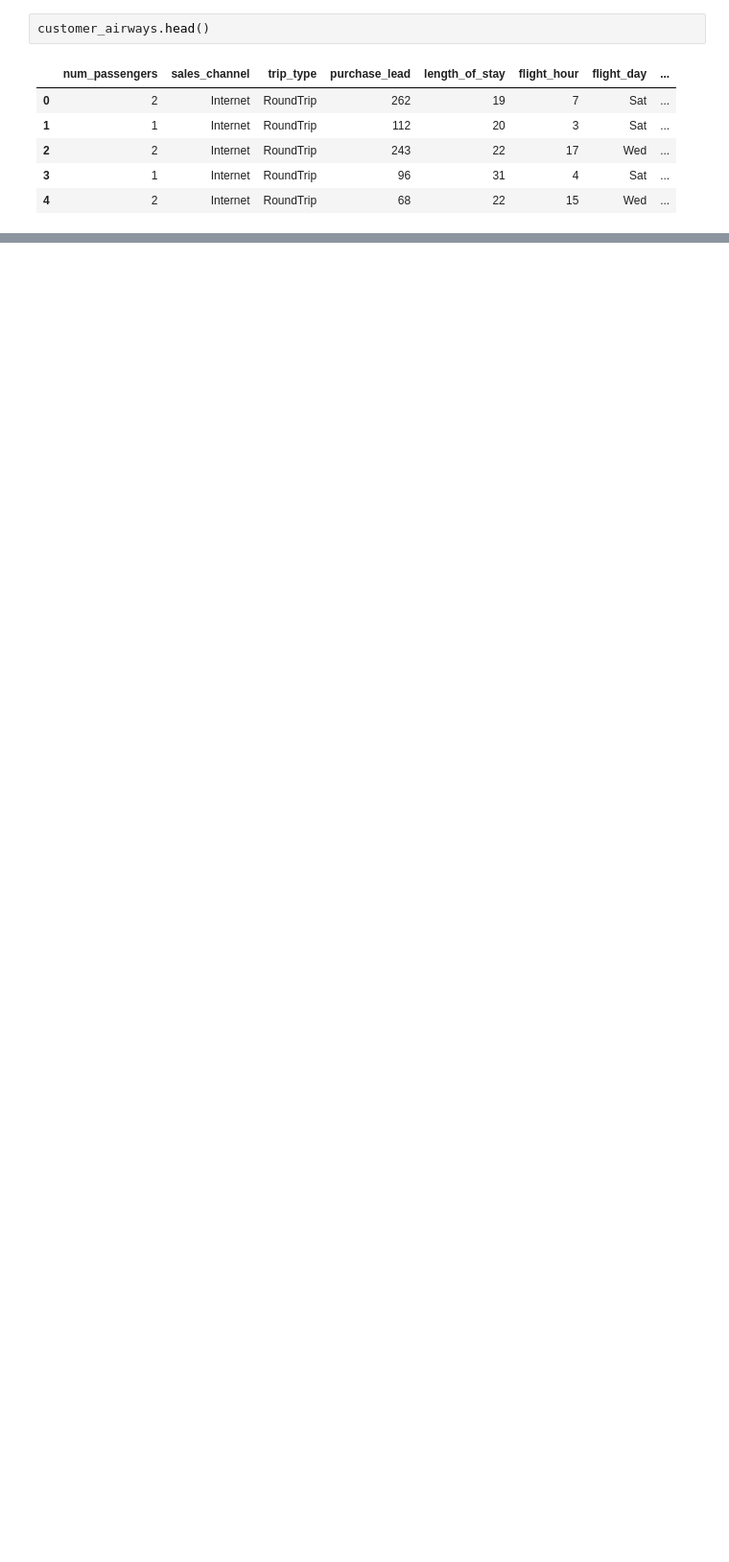
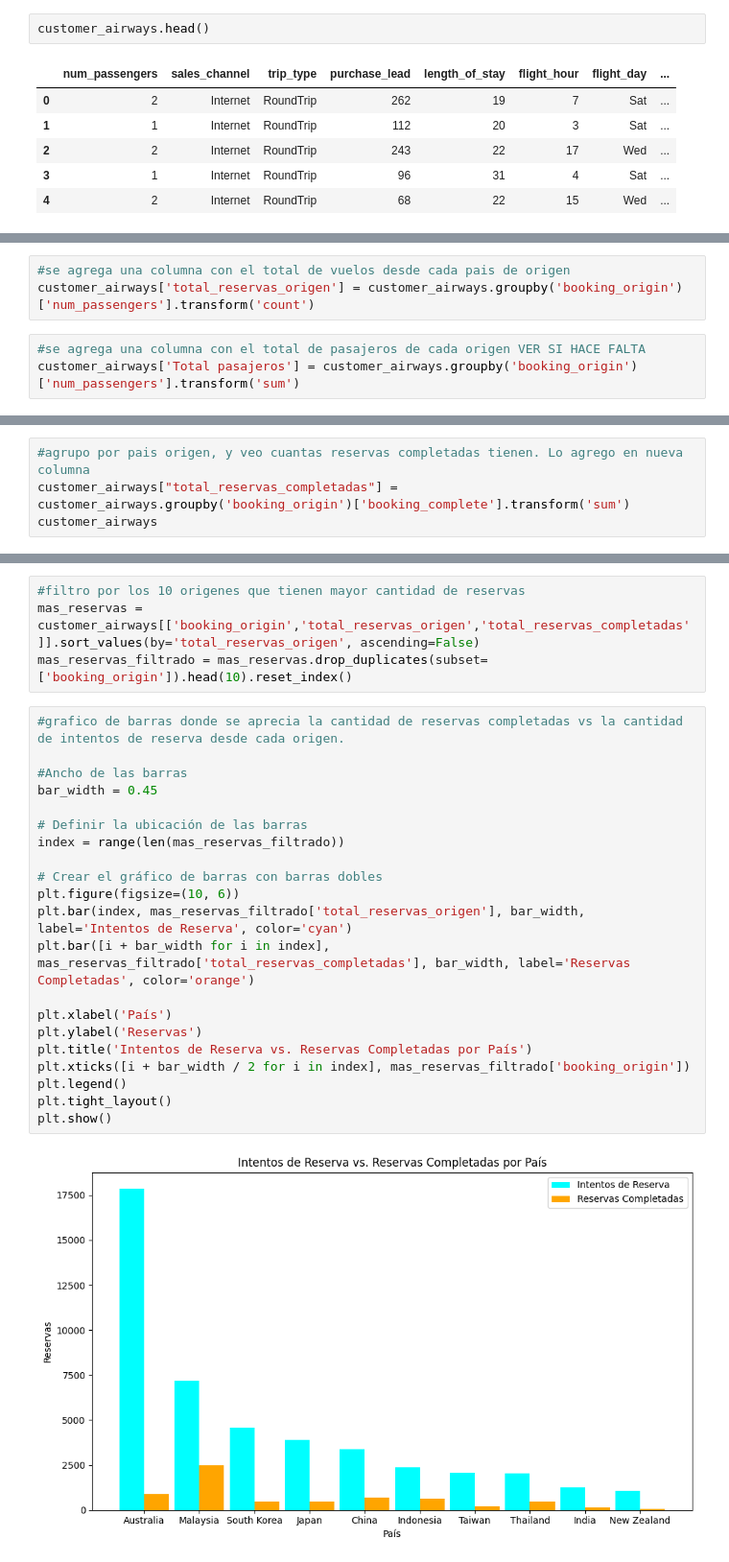
Before and after one commit to alexguttlein/TP1-AnalisisExploratorioDeDatos, a Jupyter notebook: TP1_Análisis_Exploratorio_de_Datos.ipynb, the cells around one changed output, grey strips where cells are left out. Shown at 96% size. Drawn from its saved outputs; the diff is of its cells as text; blank space fills up the shorter version.

```diff
--- a/TP1_Análisis_Exploratorio_de_Datos.ipynb
+++ b/TP1_Análisis_Exploratorio_de_Datos.ipynb
@@ -26,0 +54,6 @@ customer_airways.head()
+# %%
+#se agrega una columna con el total de vuelos desde cada pais de origen
+customer_airways['total_reservas_origen'] = customer_airways.groupby('booking_origin')['num_passengers'].transform('count')
+# %%
+#se agrega una columna con el total de pasajeros de cada origen VER SI HACE FALTA
+customer_airways['Total pasajeros'] = customer_airways.groupby('booking_origin')['num_passengers'].transform('sum')
@@ -26,0 +77,4 @@ customer_airways.head()
+# %%
+#agrupo por pais origen, y veo cuantas reservas completadas tienen. Lo agrego en nueva columna
+customer_airways["total_reservas_completadas"] = customer_airways.groupby('booking_origin')['booking_complete'].transform('sum')
+customer_airways
@@ -26,0 +95,27 @@ customer_airways.head()
+# %%
+#filtro por los 10 origenes que tienen mayor cantidad de reservas
+mas_reservas = customer_airways[['booking_origin','total_reservas_origen','total_reservas_completadas']].sort_values(by='total_reservas_origen', ascending=False)
+mas_reservas_filtrado = mas_reservas.drop_duplicates(subset=['booking_origin']).head(10).reset_index()
+# %%
+#grafico de barras donde se aprecia la cantidad de reservas completadas vs la cantidad de intentos de reserva desde cada origen.
+
+#Ancho de las barras
+bar_width = 0.45
+
+# Definir la ubicación de las barras
+index = range(len(mas_reservas_filtrado))
+
+# Crear el gráfico de barras con barras dobles
+plt.figure(figsize=(10, 6))
+plt.bar(index, mas_reservas_filtrado['total_reservas_origen'], bar_width, label='Intentos de Reserva', color='cyan')
+plt.bar([i + bar_width for i in index], mas_reservas_filtrado['total_reservas_completadas'], bar_width, label='Reservas Completadas', color='orange')
+
+plt.xlabel('País')
+plt.ylabel('Reservas')
+plt.title('Intentos de Reserva vs. Reservas Completadas por País')
+plt.xticks([i + bar_width / 2 for i in index], mas_reservas_filtrado['booking_origin'])
+plt.legend()
+plt.tight_layout()
+plt.show()
+# %% [output]
+[figure, added]
```
Also changed, not shown: parts of 18 cells of this notebook.
